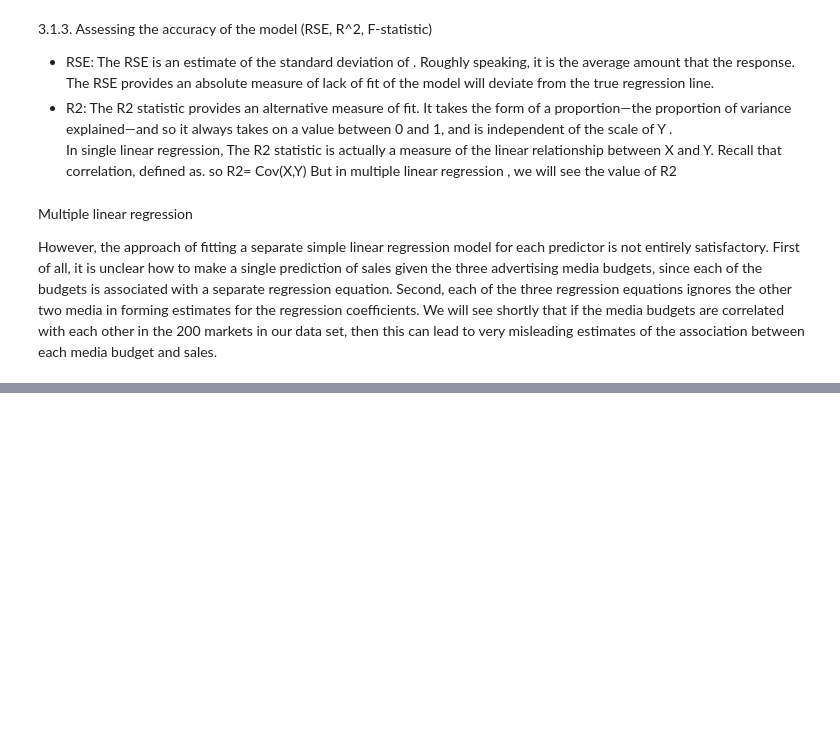
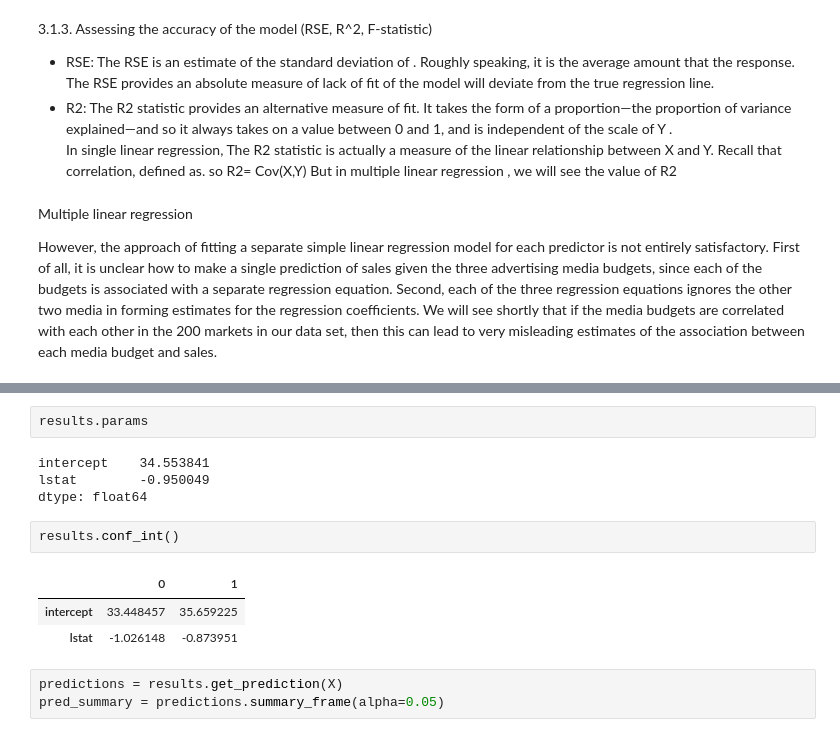
Before and after one commit to Watronix/test, a Jupyter notebook: coding.ipynb, the cells around one changed output, grey strips where cells are left out. Drawn from its saved outputs; the diff is of its cells as text; blank space fills up the shorter version.

```diff
--- a/coding.ipynb
+++ b/coding.ipynb
@@ -462,0 +541,15 @@ Multiple linear regression
+# %%
+results.params
+# %% [output]
+intercept    34.553841
+lstat        -0.950049
+dtype: float64
+# %%
+results.conf_int()
+# %% [output]
+|  | 0 | 1 |
+| intercept | 33.448457 | 35.659225 |
+| lstat | -1.026148 | -0.873951 |
+# %%
+predictions = results.get_prediction(X)
+pred_summary = predictions.summary_frame(alpha=0.05)
```
Also changed, not shown: parts of 13 cells of this notebook.
